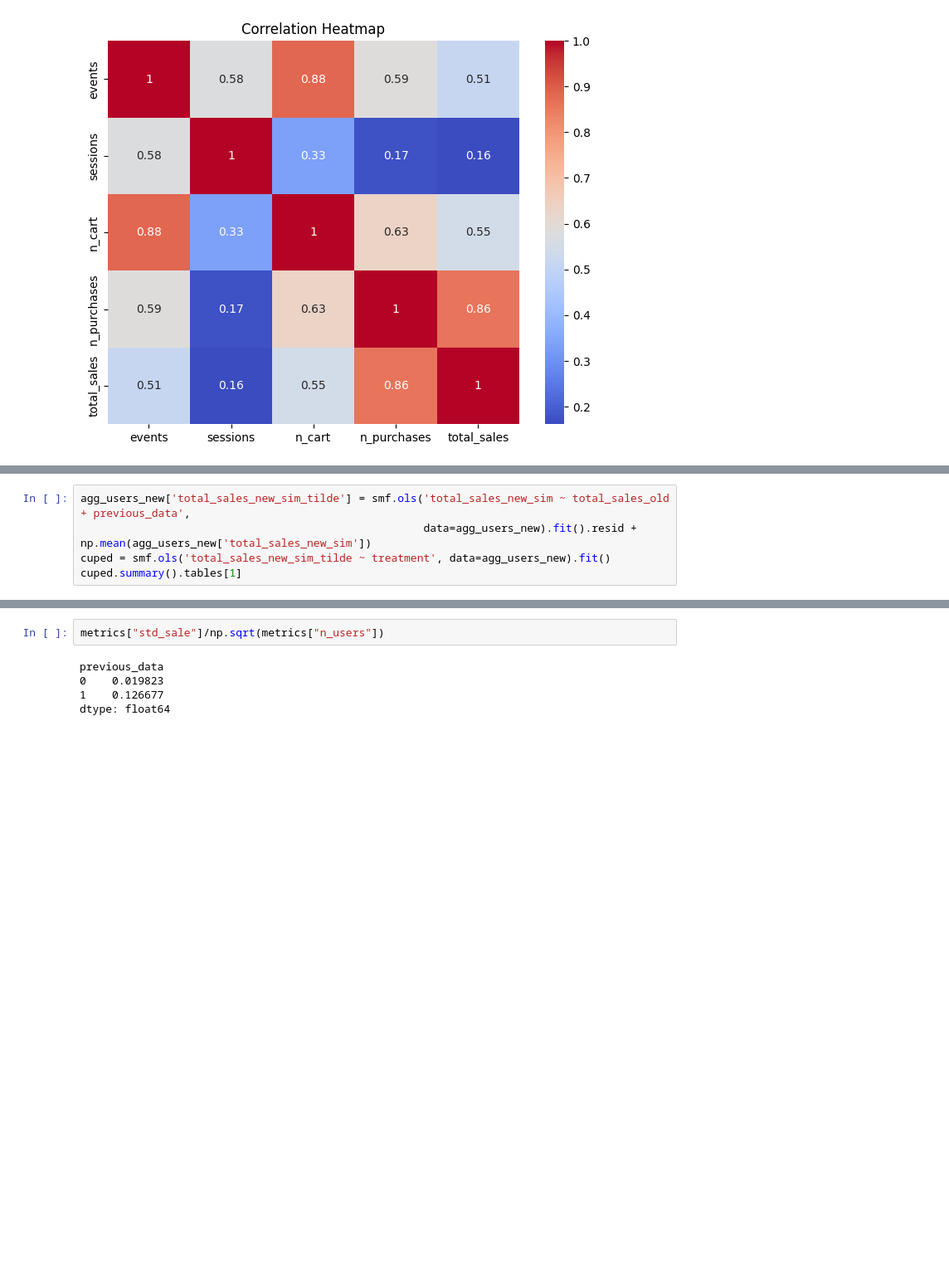
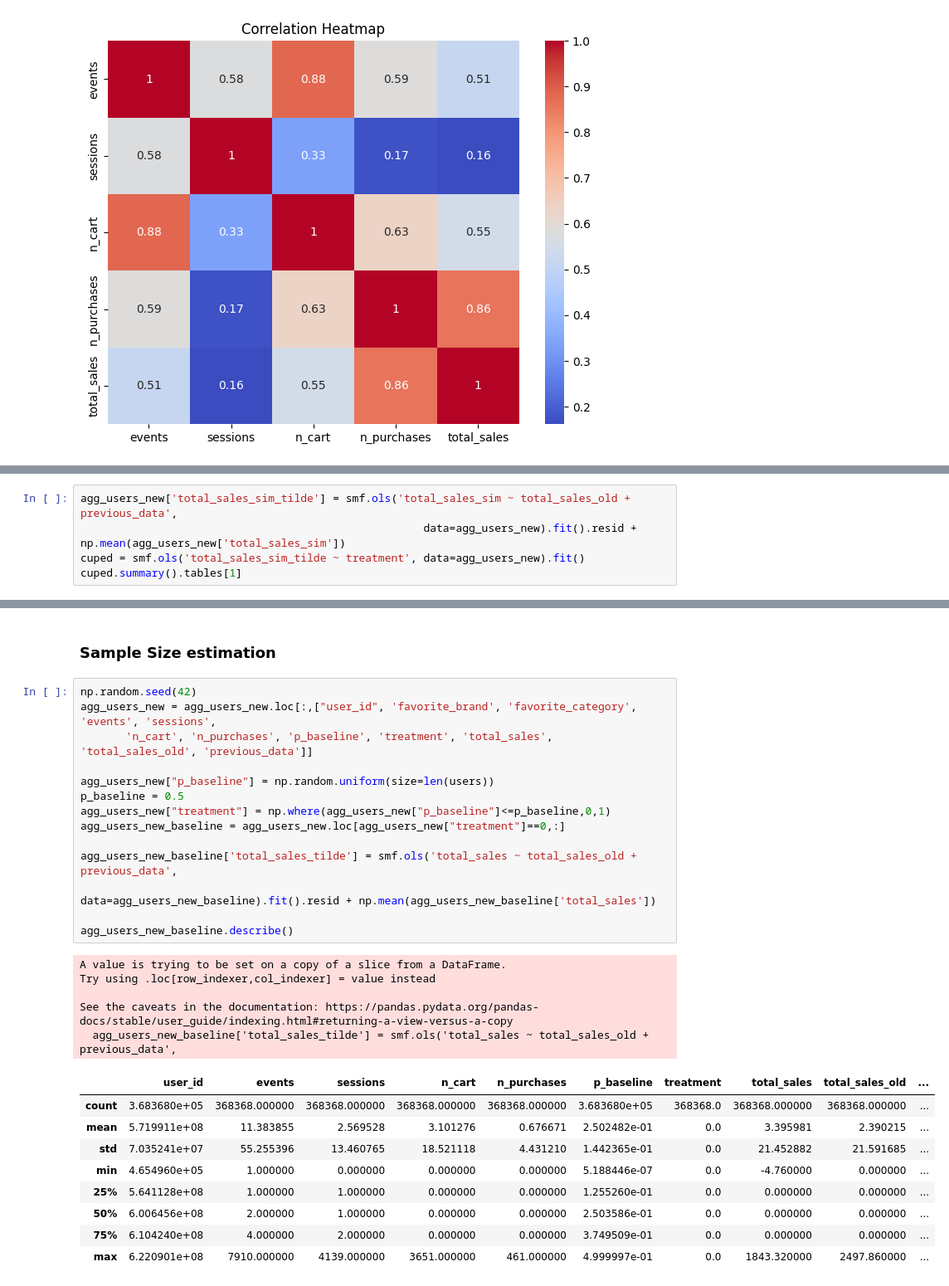
Before and after one commit to Bati-bot/Design-of-experiments-DOE, a Jupyter notebook: variance_reduction.ipynb, the cells around one changed output, grey strips where cells are left out. Shown at 83% size. Drawn from its saved outputs; the diff is of its cells as text; blank space fills up the shorter version.

```diff
--- a/variance_reduction.ipynb
+++ b/variance_reduction.ipynb
@@ -229,7 +259,7 @@ autorregression.summary().tables[1]
 # %%
-agg_users_new['total_sales_new_sim_tilde'] = smf.ols('total_sales_new_sim ~ total_sales_old + previous_data',
-                                                     data=agg_users_new).fit().resid + np.mean(agg_users_new['total_sales_new_sim'])
-cuped = smf.ols('total_sales_new_sim_tilde ~ treatment', data=agg_users_new).fit()
+agg_users_new['total_sales_sim_tilde'] = smf.ols('total_sales_sim ~ total_sales_old + previous_data',
+                                                     data=agg_users_new).fit().resid + np.mean(agg_users_new['total_sales_sim'])
+cuped = smf.ols('total_sales_sim_tilde ~ treatment', data=agg_users_new).fit()
 cuped.summary().tables[1]
 # %% [output]
 |  | coef | std err | t | P>|t| | [0.025 | 0.975] |
@@ -256,10 +274,34 @@ metrics
 | previous_data |  |  |  |  |  |
 | 0 | 626797 | 2.049208 | 15.694092 | 0.000000 | 0.000000 |
 | 1 | 110296 | 11.273188 | 42.070628 | 16.065327 | 53.799894 |
-# %%
-metrics["std_sale"]/np.sqrt(metrics["n_users"])
-# %% [output]
-previous_data
-0    0.019823
-1    0.126677
-dtype: float64
+# %% [markdown]
+### Sample Size estimation
+# %%
+np.random.seed(42)
+agg_users_new = agg_users_new.loc[:,["user_id", 'favorite_brand', 'favorite_category', 'events', 'sessions',
+       'n_cart', 'n_purchases', 'p_baseline', 'treatment', 'total_sales', 'total_sales_old', 'previous_data']]
+
+agg_users_new["p_baseline"] = np.random.uniform(size=len(users))
+p_baseline = 0.5
+agg_users_new["treatment"] = np.where(agg_users_new["p_baseline"]<=p_baseline,0,1)
+agg_users_new_baseline = agg_users_new.loc[agg_users_new["treatment"]==0,:]
+
+agg_users_new_baseline['total_sales_tilde'] = smf.ols('total_sales ~ total_sales_old + previous_data',
+                                                     data=agg_users_new_baseline).fit().resid + np.mean(agg_users_new_baseline['total_sales'])
+
+agg_users_new_baseline.describe()
+# %% [output]
+A value is trying to be set on a copy of a slice from a DataFrame.
+Try using .loc[row_indexer,col_indexer] = value instead
+
+See the caveats in the documentation: https://pandas.pydata.org/pandas-docs/stable/user_guide/indexing.html#returning-a-view-versus-a-copy
+  agg_users_new_baseline['total_sales_tilde'] = smf.ols('total_sales ~ total_sales_old + previous_data',
+|  | user_id | events | sessions | n_cart | n_purchases | p_baseline | treatment | total_sales | total_sales_old | ... |
+| count | 3.683680e+05 | 368368.000000 | 368368.000000 | 368368.000000 | 368368.000000 | 3.683680e+05 | 368368.0 | 368368.000000 | 368368.000000 | ... |
+| mean | 5.719911e+08 | 11.383855 | 2.569528 | 3.101276 | 0.676671 | 2.502482e-01 | 0.0 | 3.395981 | 2.390215 | ... |
+| std | 7.035241e+07 | 55.255396 | 13.460765 | 18.521118 | 4.431210 | 1.442365e-01 | 0.0 | 21.452882 | 21.591685 | ... |
+| min | 4.654960e+05 | 1.000000 | 0.000000 | 0.000000 | 0.000000 | 5.188446e-07 | 0.0 | -4.760000 | 0.000000 | ... |
+| 25% | 5.641128e+08 | 1.000000 | 1.000000 | 0.000000 | 0.000000 | 1.255260e-01 | 0.0 | 0.000000 | 0.000000 | ... |
+| 50% | 6.006456e+08 | 2.000000 | 1.000000 | 0.000000 | 0.000000 | 2.503586e-01 | 0.0 | 0.000000 | 0.000000 | ... |
+| 75% | 6.104240e+08 | 4.000000 | 2.000000 | 0.000000 | 0.000000 | 3.749509e-01 | 0.0 | 0.000000 | 0.000000 | ... |
+| max | 6.220901e+08 | 7910.000000 | 4139.000000 | 3651.000000 | 461.000000 | 4.999997e-01 | 0.0 | 1843.320000 | 2497.860000 | ... |
```
Also changed, not shown: parts of 17 cells of this notebook.
